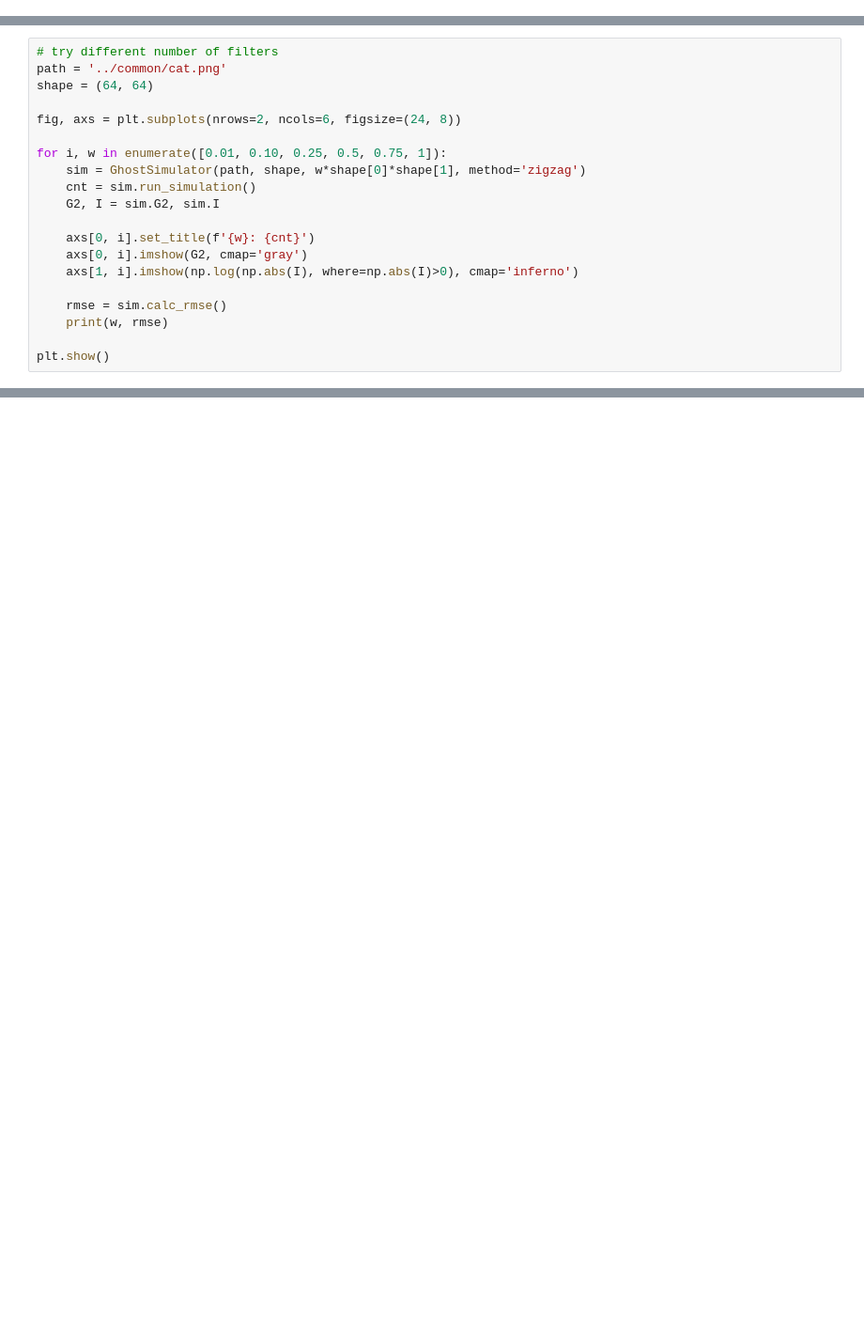
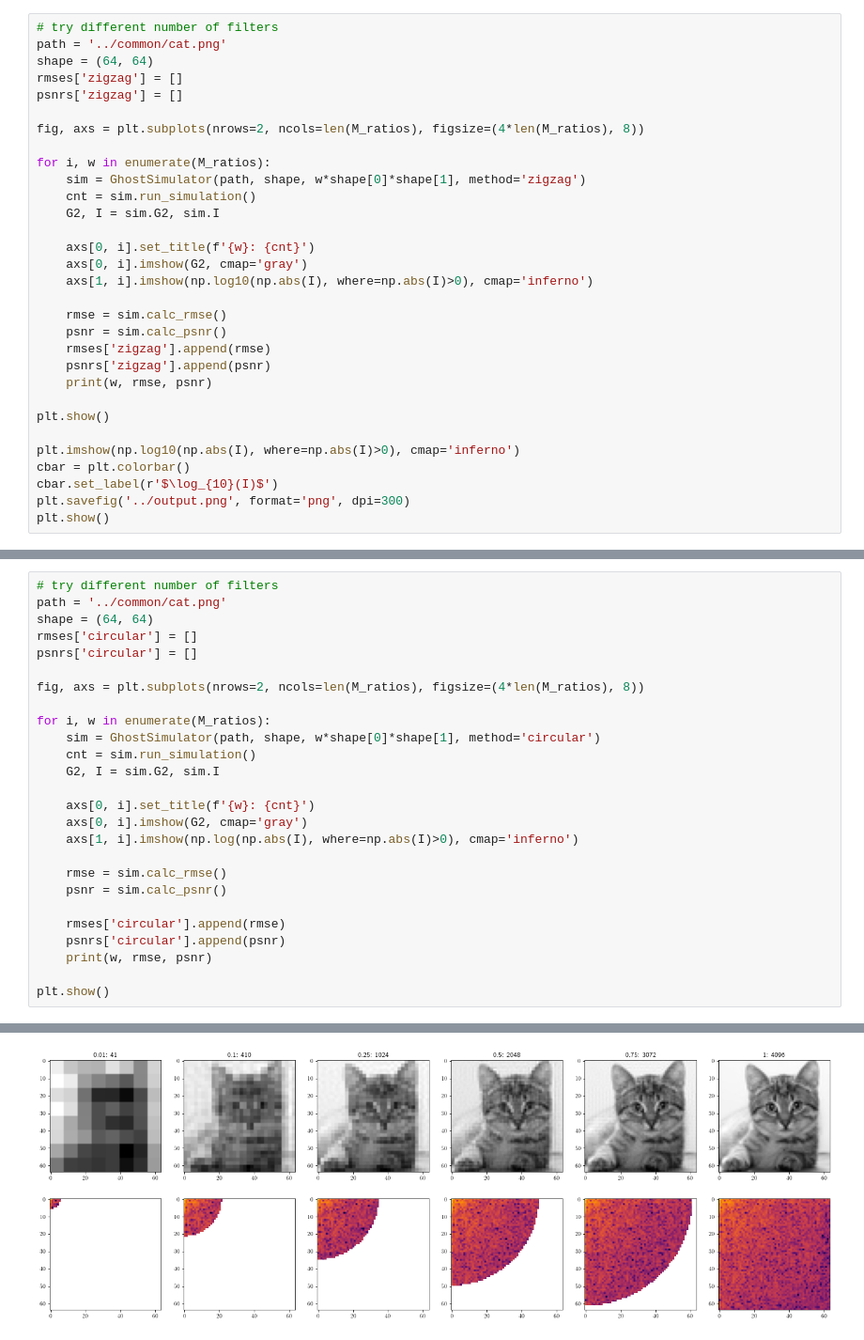
Before and after one commit to rstanuwijaya/jensen-lab-analysis, a Jupyter notebook: notebooks/gdi.ipynb, the cells around one changed output, grey strips where cells are left out. Shown at 94% size. Drawn from its saved outputs; the diff is of its cells as text; blank space fills up the shorter version.

```diff
--- a/notebooks/gdi.ipynb
+++ b/notebooks/gdi.ipynb
@@ -47,0 +60,31 @@ RMSE: 19.739108287426316
+# %%
+# try different number of filters
+path = '../common/cat.png'
+shape = (64, 64)
+rmses['zigzag'] = []
+psnrs['zigzag'] = []
+
+fig, axs = plt.subplots(nrows=2, ncols=len(M_ratios), figsize=(4*len(M_ratios), 8))
+
+for i, w in enumerate(M_ratios):
+    sim = GhostSimulator(path, shape, w*shape[0]*shape[1], method='zigzag')
+    cnt = sim.run_simulation()
+    G2, I = sim.G2, sim.I
+
+    axs[0, i].set_title(f'{w}: {cnt}')
+    axs[0, i].imshow(G2, cmap='gray')
+    axs[1, i].imshow(np.log10(np.abs(I), where=np.abs(I)>0), cmap='inferno')
+
+    rmse = sim.calc_rmse()
+    psnr = sim.calc_psnr()
+    rmses['zigzag'].append(rmse)
+    psnrs['zigzag'].append(psnr)
+    print(w, rmse, psnr)
+
+plt.show()
+
+plt.imshow(np.log10(np.abs(I), where=np.abs(I)>0), cmap='inferno')
+cbar = plt.colorbar()
+cbar.set_label(r'$\log_{10}(I)$')
+plt.savefig('../output.png', format='png', dpi=300)
+plt.show()
@@ -49,11 +101,13 @@ RMSE: 19.739108287426316
 # try different number of filters
 path = '../common/cat.png'
 shape = (64, 64)
+rmses['circular'] = []
+psnrs['circular'] = []
 
-fig, axs = plt.subplots(nrows=2, ncols=6, figsize=(24, 8))
+fig, axs = plt.subplots(nrows=2, ncols=len(M_ratios), figsize=(4*len(M_ratios), 8))
 
-for i, w in enumerate([0.01, 0.10, 0.25, 0.5, 0.75, 1]):
-    sim = GhostSimulator(path, shape, w*shape[0]*shape[1], method='zigzag')
+for i, w in enumerate(M_ratios):
+    sim = GhostSimulator(path, shape, w*shape[0]*shape[1], method='circular')
     cnt = sim.run_simulation()
     G2, I = sim.G2, sim.I
 
@@ -62,6 +116,11 @@ for i, w in enumerate([0.01, 0.10, 0.25, 0.5, 0.75, 1]):
     axs[1, i].imshow(np.log(np.abs(I), where=np.abs(I)>0), cmap='inferno')
 
     rmse = sim.calc_rmse()
-    print(w, rmse)
+    psnr = sim.calc_psnr()
+
+    rmses['circular'].append(rmse)
+    psnrs['circular'].append(psnr)
+    print(w, rmse, psnr)
 
 plt.show()
+# %% [output]
@@ -68,3 +133,4 @@ plt.show()
+[figure, added]
 # %%
 # try different number of filters
 path = '../common/cat.png'
```
Also changed, not shown: parts of 9 cells of this notebook, 1 other file.
